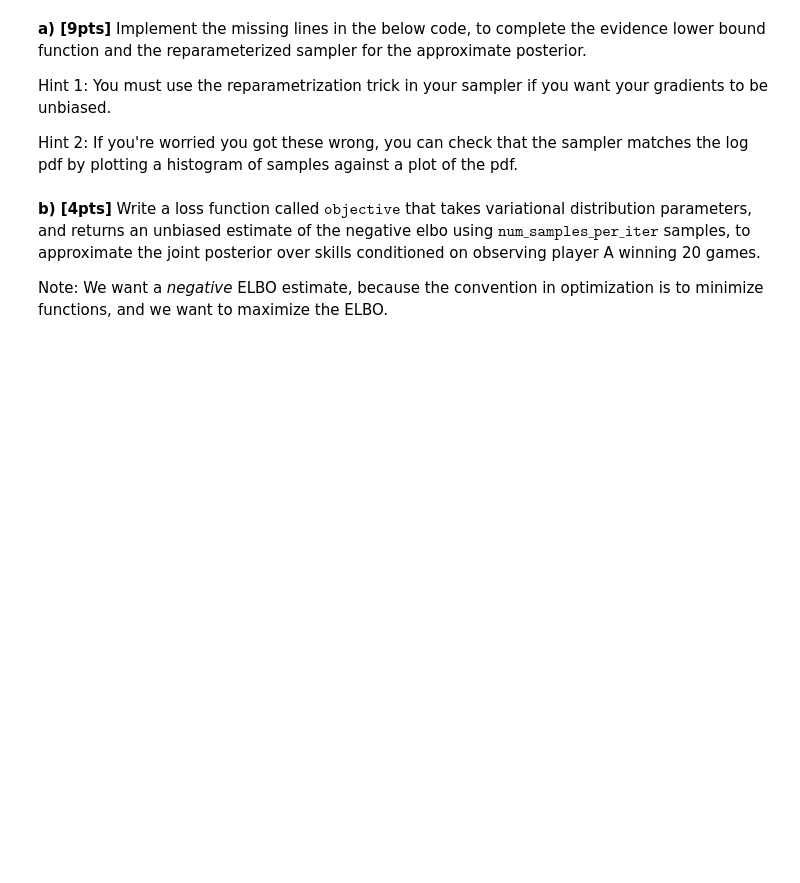
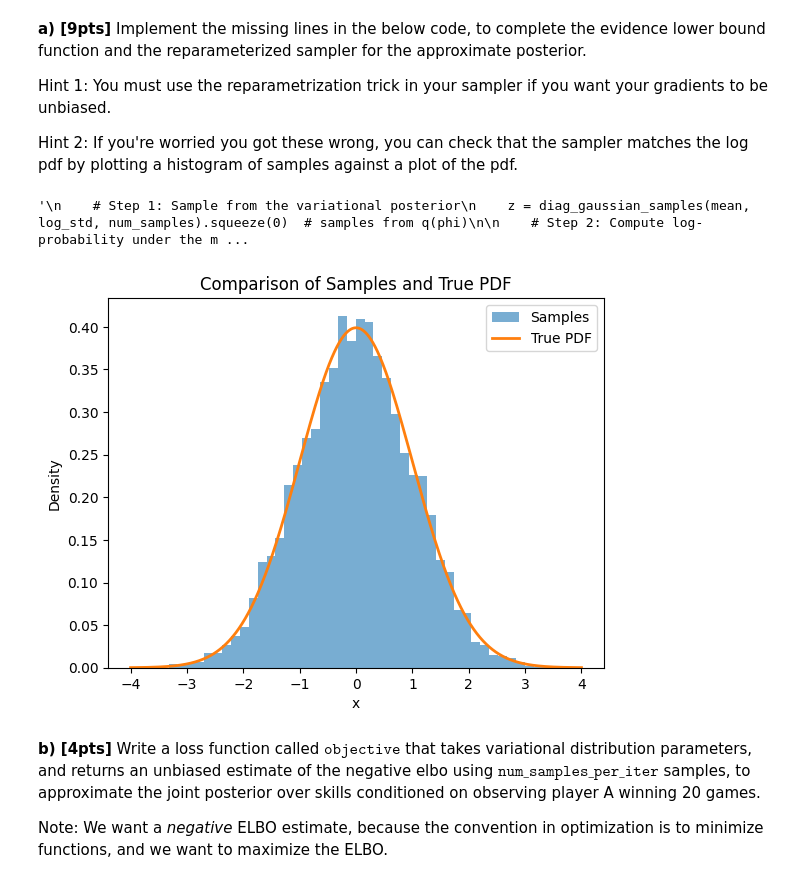
Before and after one commit to javmencia/COBWEBfiles, a Jupyter notebook: STA414_2025_Assignment_3.ipynb, the cells around one changed output. Saved outputs shown, nothing was run; the diff lists cells and outputs as text; code cells hidden in the pictures; blank space fills up the shorter version.

```diff
--- a/STA414_2025_Assignment_3.ipynb
+++ b/STA414_2025_Assignment_3.ipynb
@@ -165,16 +176,78 @@ def diag_gaussian_samples(mean, log_std, num_samples):
     # TODO.  You might want to use torch.randn(). Remember
     # you must use the reparameterization trick.  Also remember that
     # we are parameterizing the _log_ of the standard deviation.
-
+    epsilon = torch.randn((num_samples, mean.shape[0]))
+    return mean + torch.exp(log_std)   * epsilon
 
 def diag_gaussian_logpdf(x, mean, log_std):
     # Evaluate the density of a batch of points on a
     # diagonal multivariate Gaussian. x is a (num_samples, D) matrix.
     # Return a tensor of shape (num_samples)
 
+    return diag_gaussian_log_density(x, mean, torch.exp(log_std))
+
 def batch_elbo(logprob, mean, log_std, num_samples):
     # TODO: Use simple Monte Carlo to estimate ELBO
     # on a batch of size num_samples
+    # Sample from the variational distribution
+    zs = diag_gaussian_samples(mean, log_std, num_samples)
+
+    # Compute the log-likelihood and prior log-density
+    log_likelihood = logprob(zs)
+    log_prior = diag_gaussian_logpdf(zs, torch.tensor([0.0]), torch.tensor([1.0]))
+    log_variational = diag_gaussian_logpdf(zs, mean, log_std)
+
+    # Compute ELBO
+    elbo = torch.mean(log_likelihood + log_prior - log_variational)
+    return elbo
+
+"""
+    # Step 1: Sample from the variational posterior
+    z = diag_gaussian_samples(mean, log_std, num_samples).squeeze(0)  # samples from q(phi)
+
+    # Step 2: Compute log-probability under the model (logprob) for each sample
+    log_p = logprob(z)  # log-probability under the model p(x|phi)
+
+    # Step 3: Compute log-probability under the approximate posterior q(phi)
+    log_q = diag_gaussian_logpdf(z, mean, log_std).sum(dim=-1)  # log-probability under the variational distribution q(phi)
+
+    #extra
+    log_pz = log_prior(z).sum(dim=-1)
+    #log_pxz = log_joint(decoder_net, zs_array, data)
+
+    # Step 4: Compute the ELBO estimate as the Monte Carlo average of the difference
+    elbo = torch.mean(log_pz - log_q)  # ELBO as Monte Carlo average of log_p - log_q
+
+    return elbo
+"""
+# %% [output]
+'\n    # Step 1: Sample from the variational posterior\n    z = diag_gaussian_samples(mean, log_std, num_samples).squeeze(0)  # samples from q(phi)\n\n    # Step 2: Compute log-probability under the m ...
+# %%
+import matplotlib.pyplot as plt
+import numpy as np
+
+# Set parameters
+mean = torch.tensor([0.0])
+log_std = torch.tensor([0.0])
+num_samples = 10000
+
+# Generate samples
+samples = diag_gaussian_samples(mean, log_std, num_samples).numpy()
+
+# Define x-axis for true PDF
+x = torch.linspace(-4, 4, 1000).reshape(-1, 1)
+pdf_values = torch.exp(diag_gaussian_logpdf(x, mean, log_std)).numpy()
+
+# Plot histogram and true PDF
+plt.hist(samples, bins=50, density=True, alpha=0.6, label="Samples")
+plt.plot(x.numpy(), pdf_values, label="True PDF", linewidth=2)
+plt.legend()
+plt.xlabel("x")
+plt.ylabel("Density")
+plt.title("Comparison of Samples and True PDF")
+plt.show()
+# %% [output]
+[figure, added]
 # %% [markdown]
 
 **b) [4pts]** Write a loss function called $\texttt{objective}$  that takes variational distribution parameters, and returns an unbiased estimate of the negative elbo using $\texttt{num_samples_per_iter}$ samples, to approximate the joint posterior over skills conditioned on observing player A winning 20 games.
```
Also changed, not shown: parts of 34 cells of this notebook.
